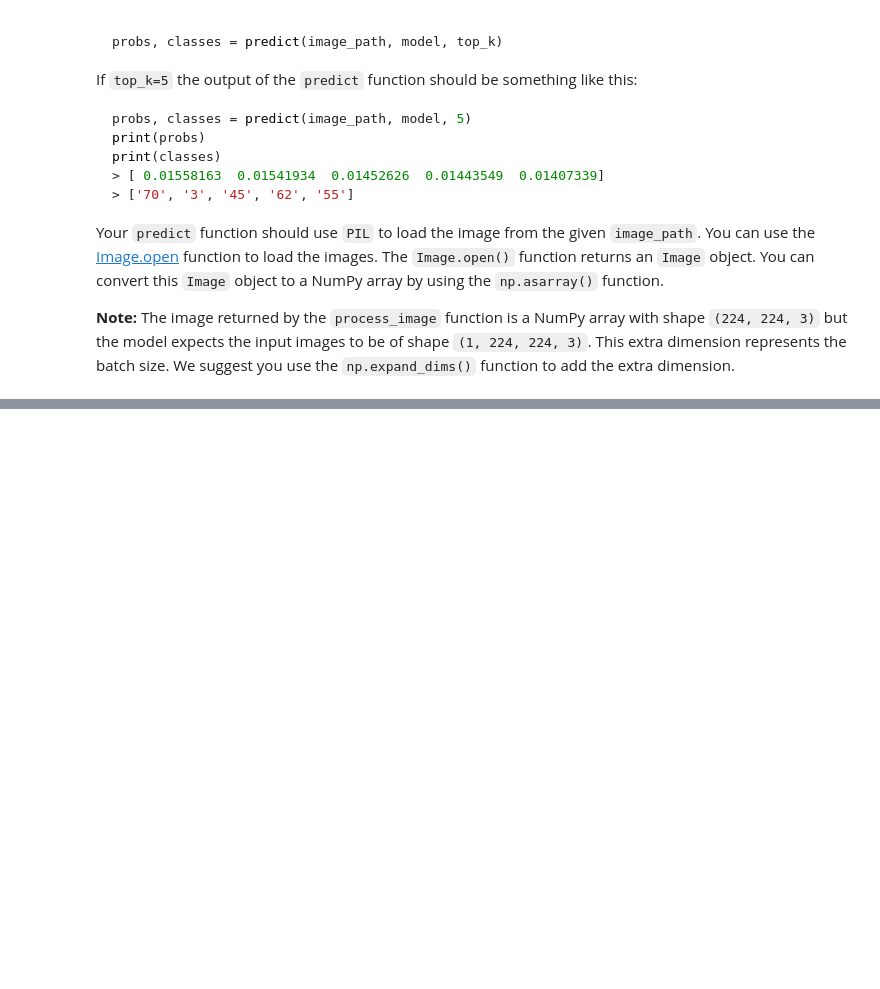
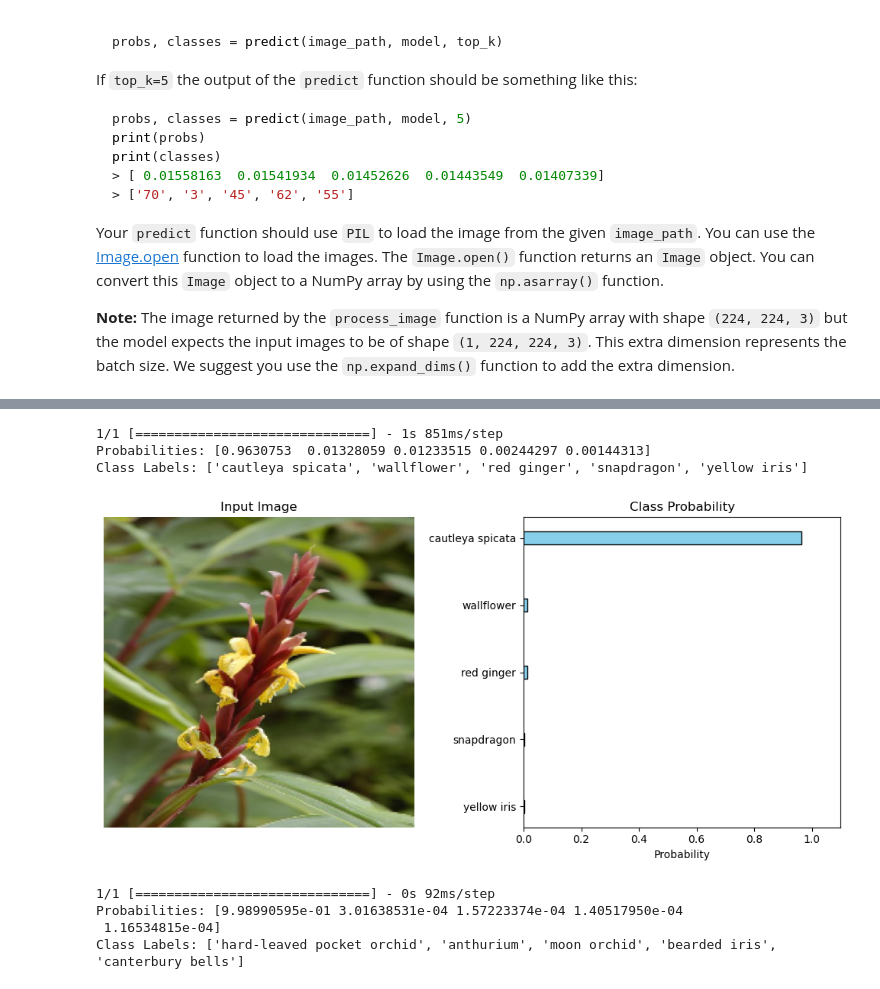
Before and after one commit to motaz-atallah/intro-to-ml-tensorflow-master, a Jupyter notebook: projects/p2_image_classifier/Project_Image_Classifier_Project.ipynb, the cells around one changed output, grey strips where cells are left out. Drawn from its saved outputs; the diff is of its cells as text; code cells hidden in the pictures; blank space fills up the shorter version.

```diff
--- a/projects/p2_image_classifier/Project_Image_Classifier_Project.ipynb
+++ b/projects/p2_image_classifier/Project_Image_Classifier_Project.ipynb
@@ -96,4 +338,7 @@ It's good practice to test your trained network on test data, images the network
 
 Now that your network is trained, save the model so you can load it later for making inference. In the cell below save your model as a Keras model (*i.e.* save it as an HDF5 file).
 # %%
-# TODO: Save your trained model as a Keras model.
+# Save your trained model as a Keras model.
+export_path = f"flower_classifier_model_{uuid.uuid4().hex}.h5"
+model.save(export_path)
+print(f"Model saved successfully as '{export_path}'.")
@@ -105,0 +351,4 @@ Load the Keras model you saved above.
+# %%
+# Load the Keras model
+flower_classifier_model = tf.keras.models.load_model(export_path, custom_objects={'KerasLayer': hub.KerasLayer})
+flower_classifier_model.summary()
@@ -140,3 +401,10 @@ Finally, convert your image back to a NumPy array using the `.numpy()` method.
+# %%
+# Create the process_image function
+def process_image(image):
+    image = tf.convert_to_tensor(image, dtype=tf.float32)
+    image = tf.image.resize(image, (image_size, image_size))
+    image = image / 255.0
+    return image.numpy()
 # %% [markdown]
 To check your `process_image` function we have provided 4 images in the `./test_images/` folder:
 
@@ -207,0 +493,64 @@ You can convert from the class integer labels to actual flower names using `clas
+# %%
+# Plot the input image along with the top 5 classes
+
+def plot_image_with_predictions(image_path, model, top_k=5):
+    """
+    Function to plot an image along with the top K predictions.
+
+    Args:
+    image_path (str): Path to the image file.
+    model (keras.Model): Trained model for making predictions.
+    top_k (int): Number of top predictions to return.
+    """
+    # Get the top K predictions and the image using predict function
+    probs, classes, image = predict(image_path, model, top_k)
+    # Convert class indices to class names
+    class_labels = [class_names[str(cls)] for cls in classes]
+
+    # Debug prints
+    print("Probabilities:", probs)
+    print("Class Labels:", class_labels)
+
+    # Plot the image and the bar chart
+    fig, (ax1, ax2) = plt.subplots(figsize=(10, 5), ncols=2)
+
+    # Plot the image
+    ax1.imshow(image)
+    ax1.axis('off')
+    ax1.set_title('Input Image')
+
+    # Plot the bar chart
+    y_pos = np.arange(len(class_labels))
+    bar_height = 0.2  # Set the height of the bars to be thinner
+    ax2.barh(y_pos, probs, height=bar_height, color='skyblue', edgecolor='black', align='center')
+    ax2.set_yticks(y_pos)
+    ax2.set_yticklabels(class_labels)
+    ax2.invert_yaxis()
+    ax2.set_xlabel('Probability')
+    ax2.set_title('Class Probability')
+    ax2.set_xlim(0, 1.1)
+
+    plt.tight_layout()
+    plt.show()
+
+
+# Path to the image
+image_paths = [
+    './test_images/cautleya_spicata.jpg',
+    './test_images/hard-leaved_pocket_orchid.jpg',
+    './test_images/orange_dahlia.jpg',
+    './test_images/wild_pansy.jpg'
+]
+
+# Plot the image with predictions for each test image
+for image_path in image_paths:
+    plot_image_with_predictions(image_path, flower_classifier_model, top_k=5)
+# %% [output]
+1/1 [==============================] - 1s 851ms/step
+Probabilities: [0.9630753  0.01328059 0.01233515 0.00244297 0.00144313]
+Class Labels: ['cautleya spicata', 'wallflower', 'red ginger', 'snapdragon', 'yellow iris']
+[figure, added]
+1/1 [==============================] - 0s 92ms/step
+Probabilities: [9.98990595e-01 3.01638531e-04 1.57223374e-04 1.40517950e-04
+ 1.16534815e-04]
+Class Labels: ['hard-leaved pocket orchid', 'anthurium', 'moon orchid', 'bearded iris', 'canterbury bells']
```
Also changed, not shown: parts of 29 cells of this notebook.
